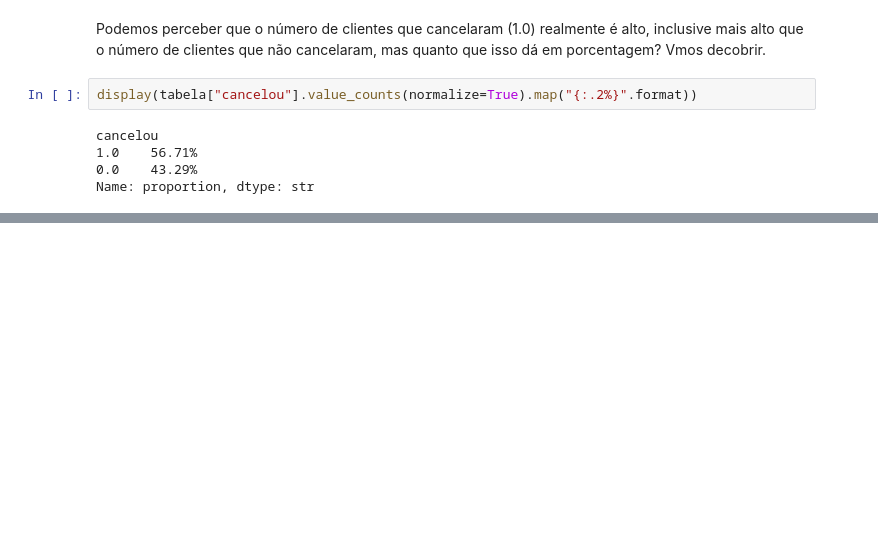
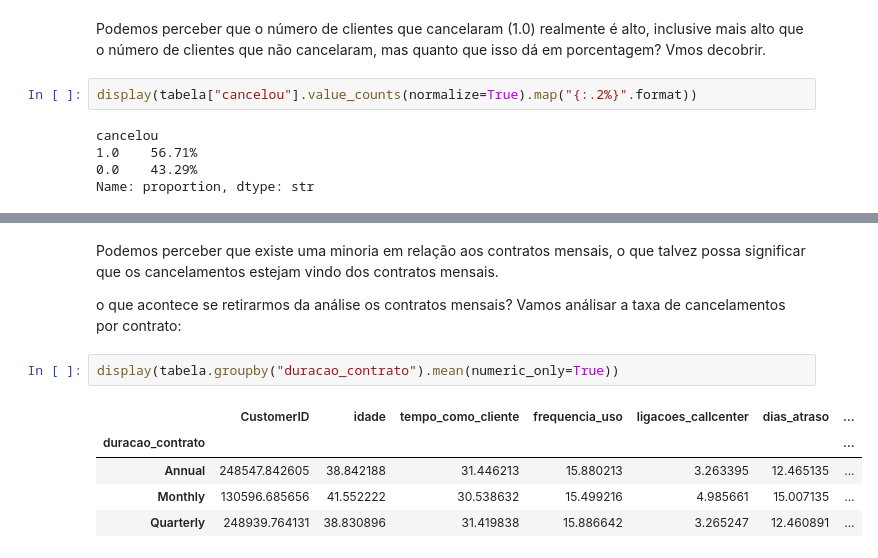
Before and after one commit to Vinicius-113/desenvolvedor_python_qua.544.003, a Jupyter notebook: parte06-notebooks/03_cancelamentos/cancelamentos.ipynb, the cells around one changed output, grey strips where cells are left out. Drawn from its saved outputs; the diff is of its cells as text; blank space fills up the shorter version.

```diff
--- a/parte06-notebooks/03_cancelamentos/cancelamentos.ipynb
+++ b/parte06-notebooks/03_cancelamentos/cancelamentos.ipynb
@@ -109,0 +128,12 @@ Name: proportion, dtype: str
+# %% [markdown]
+Podemos perceber que existe uma minoria em relação aos contratos mensais, o que talvez possa significar que os cancelamentos estejam vindo dos contratos mensais.
+
+o que acontece se retirarmos da análise os contratos mensais? Vamos análisar a taxa de cancelamentos por contrato:
+# %%
+display(tabela.groupby("duracao_contrato").mean(numeric_only=True))
+# %% [output]
+|  | CustomerID | idade | tempo_como_cliente | frequencia_uso | ligacoes_callcenter | dias_atraso | ... |
+| duracao_contrato |  |  |  |  |  |  | ... |
+| Annual | 248547.842605 | 38.842188 | 31.446213 | 15.880213 | 3.263395 | 12.465135 | ... |
+| Monthly | 130596.685656 | 41.552222 | 30.538632 | 15.499216 | 4.985661 | 15.007135 | ... |
+| Quarterly | 248939.764131 | 38.830896 | 31.419838 | 15.886642 | 3.265247 | 12.460891 | ... |
```
Also changed, not shown: parts of 9 cells of this notebook, 1 other file.
